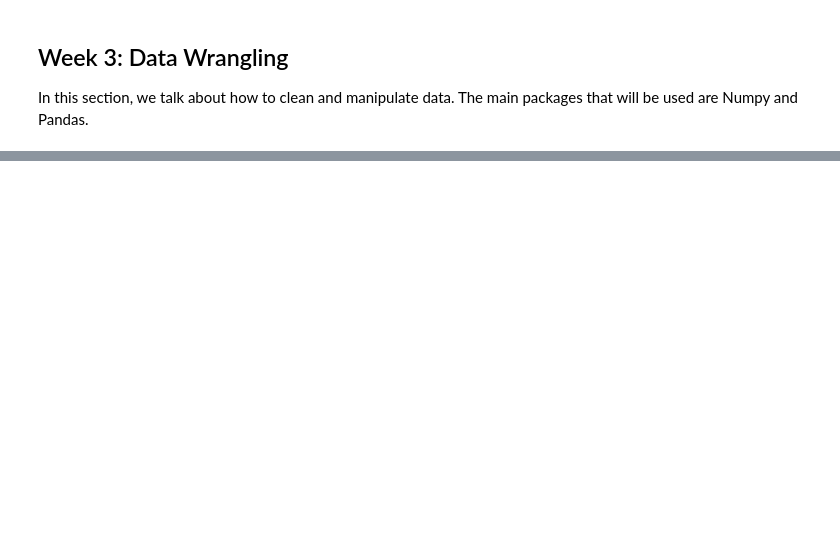
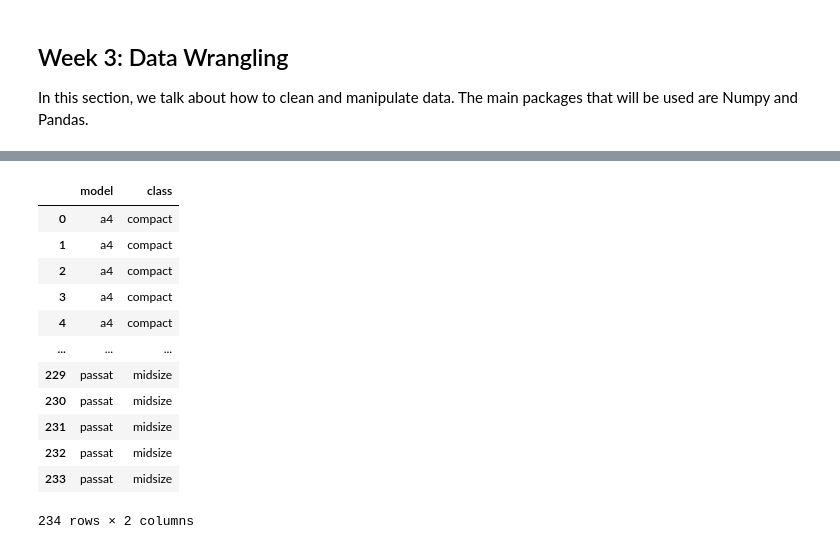
Before and after one commit to JoeZhang1000/SDS3386-Midterm-Summary, a Jupyter notebook: SDS 3386 Midterm Summary.ipynb, the cells around one changed output, grey strips where cells are left out. Cells and saved outputs as stored; diff of their text form; code cells hidden in the pictures; blank space fills up the shorter version.

```diff
--- a/SDS 3386 Midterm Summary.ipynb
+++ b/SDS 3386 Midterm Summary.ipynb
@@ -634,0 +1060,16 @@ In this section, we talk about how to clean and manipulate data. The main packag
+# %%
+mpg[['model', 'class']]
+# %% [output]
+|  | model | class |
+| 0 | a4 | compact |
+| 1 | a4 | compact |
+| 2 | a4 | compact |
+| 3 | a4 | compact |
+| 4 | a4 | compact |
+| ... | ... | ... |
+| 229 | passat | midsize |
+| 230 | passat | midsize |
+| 231 | passat | midsize |
+| 232 | passat | midsize |
+| 233 | passat | midsize |
+234 rows × 2 columns
```
Also changed, not shown: parts of 51 cells of this notebook, 1 other file.
